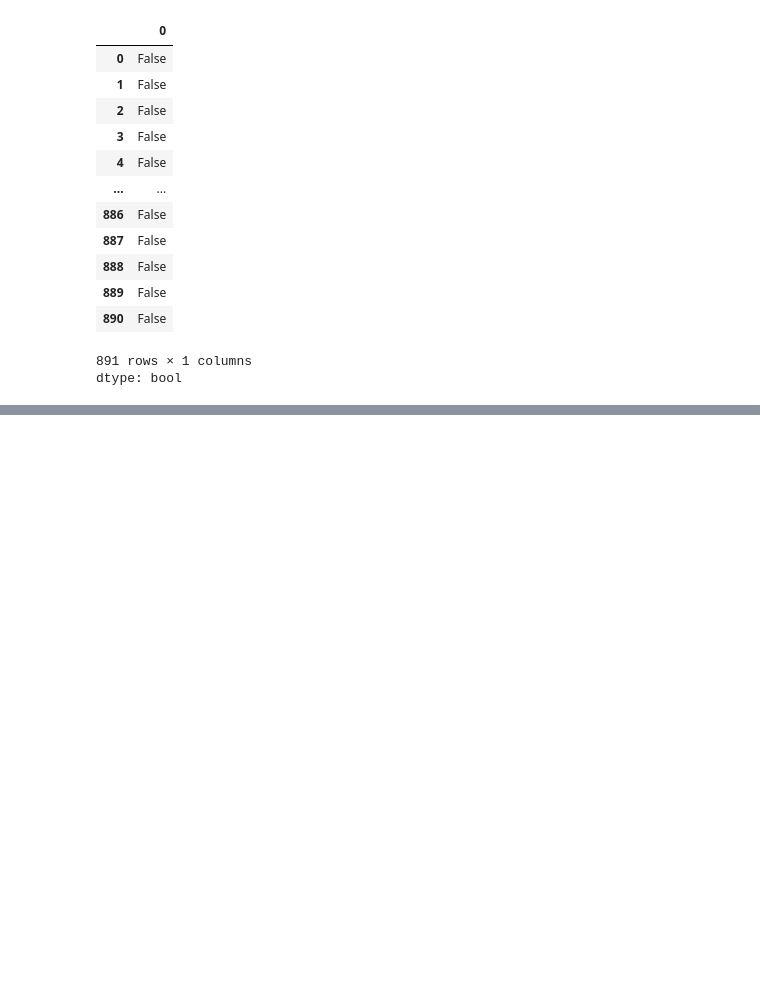
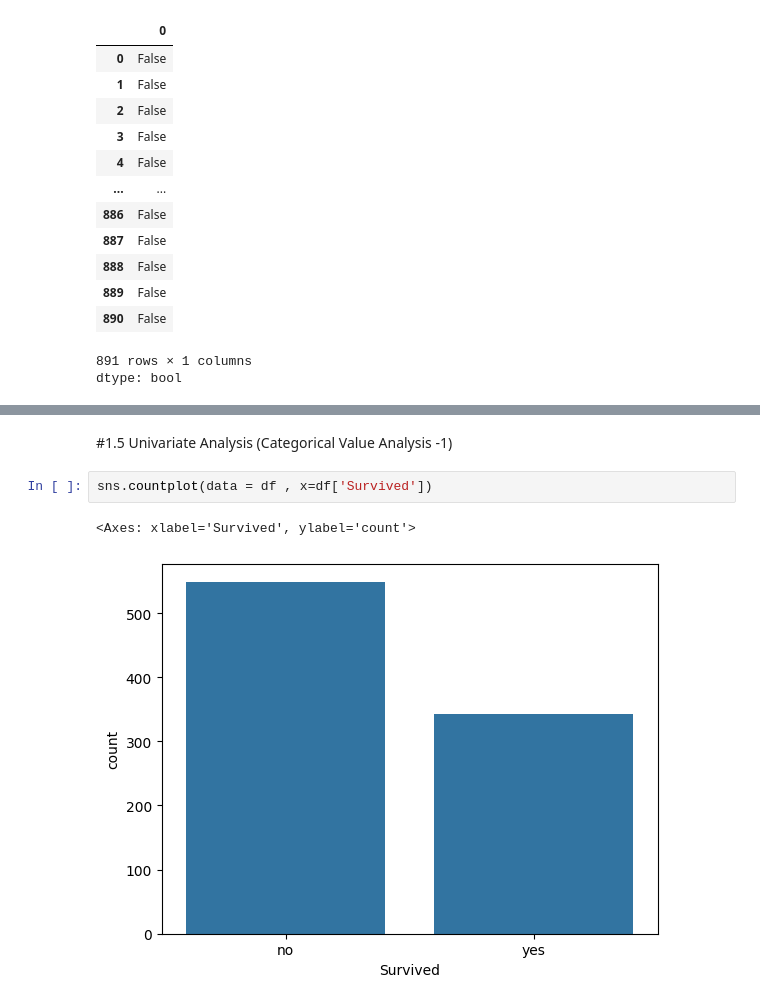
Before and after one commit to Radiat09/colab, a Jupyter notebook: Exploratory_Data_Analysis_Part_1.ipynb, the cells around one changed output, grey strips where cells are left out. Cells and saved outputs as stored; diff of their text form; blank space fills up the shorter version.

Commit message:
Univariate Analysis

```diff
--- a/Exploratory_Data_Analysis_Part_1.ipynb
+++ b/Exploratory_Data_Analysis_Part_1.ipynb
@@ -85,0 +122,7 @@ dtype: bool
+# %% [markdown]
+#1.5 Univariate Analysis (Categorical Value Analysis -1)
+# %%
+sns.countplot(data = df , x=df['Survived'])
+# %% [output]
+<Axes: xlabel='Survived', ylabel='count'>
+[figure, added]
```
Also changed, not shown: parts of 19 cells of this notebook.
